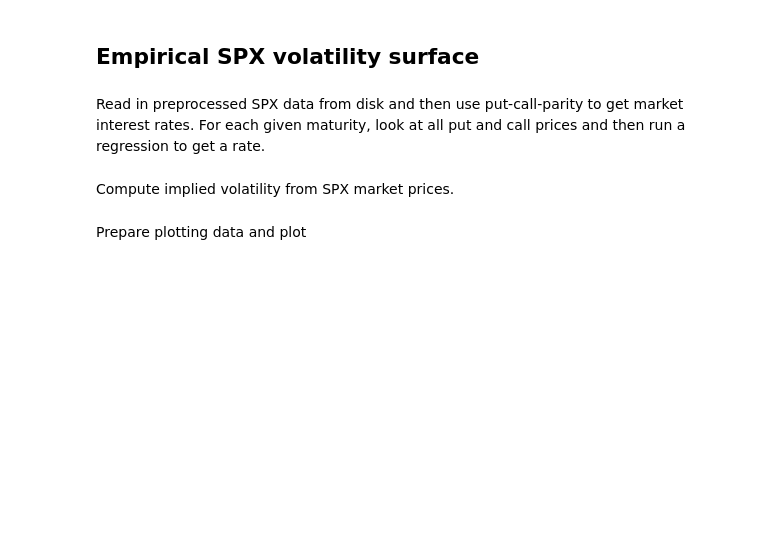
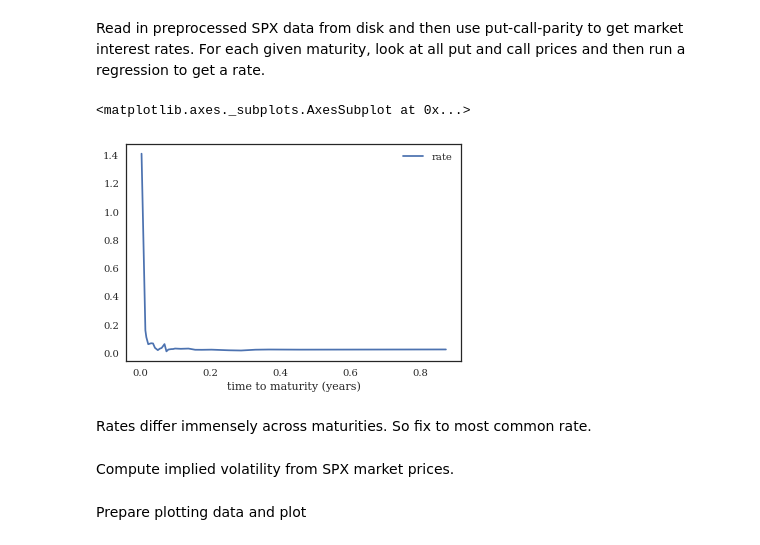
Before and after one commit to bstemper/deep_rough_calibration, a Jupyter notebook: code/notebooks/make_vol_surface.ipynb, the cells around one changed output. Saved outputs shown, nothing was run; the diff lists cells and outputs as text; code cells hidden in the pictures; blank space fills up the shorter version.

```diff
--- a/code/notebooks/make_vol_surface.ipynb
+++ b/code/notebooks/make_vol_surface.ipynb
@@ -49,24 +49,32 @@ set_style()
-# %% [markdown]
-## Empirical SPX volatility surface
 # %% [markdown]
 Read in preprocessed SPX data from disk and then use put-call-parity to get market interest rates. For each given maturity, look at all put and call prices and then run a regression to get a rate.
 # %%
 df = pd.read_csv(deep_cal_dir + '/data/raw_data/processed_spx_calls_all_liquids.csv')
 df2 = pd.read_csv(deep_cal_dir + '/data/raw_data/processed_spx_puts_all_liquids.csv')
+# %%
+# Remove illiquid options with zero open interest
+df = df[df['Open Int'] != 0]
+df2 = df2[df2['Open Int'] != 0]
+
+# Remove options with zero Bid or Ask because distorts Mid price
+df = df[(df.Bid !=0) & (df.Ask !=0)]
+df2 = df2[(df2.Bid !=0) & (df2.Ask !=0)]
+
+# For exploiting put-call-parity always need matching options
+idx = df.index.intersection(df2.index)
+df = df.loc[idx]
+df2 = df2.loc[idx]
 # %%
 # Checking if dfs behave like expected:
 assert((df.strike == df2.strike).all())
-assert(((df.moneyness - 1/df2.moneyness)<1E-10).all())
+assert(((df.log_moneyness == df2.log_moneyness).all()))
 assert((df['time to maturity (years)'] == df2['time to maturity (years)']).all())
 
 unique_times = df['time to maturity (years)'].unique()
-nb_unique_times = unique_times.shape[0]
 
 # Extracting empirical interest rates from put-call-parity by linear regression
 # among all options of a given maturity.
-for _ in np.arange(nb_unique_times):
-
-    T = unique_times[_]
+for T in unique_times:
 
     logger.info('Examining time to maturity: {}.'.format(T))
 
@@ -84,3 +92,10 @@ for _ in np.arange(nb_unique_times):
     logger.info('Sklearn slope: {}. Computed interest rate: {}.'.format(slope,r))
 
     df.loc[df['time to maturity (years)'] == T, 'rate'] = r
+# %%
+df.plot(x='time to maturity (years)', y = 'rate')
+# %% [output]
+<matplotlib.axes._subplots.AxesSubplot at 0x...>
+[figure, added]
+# %% [markdown]
+Rates differ immensely across maturities. So fix to most common rate.
```
Also changed, not shown: parts of 11 cells of this notebook, 20 other files.
